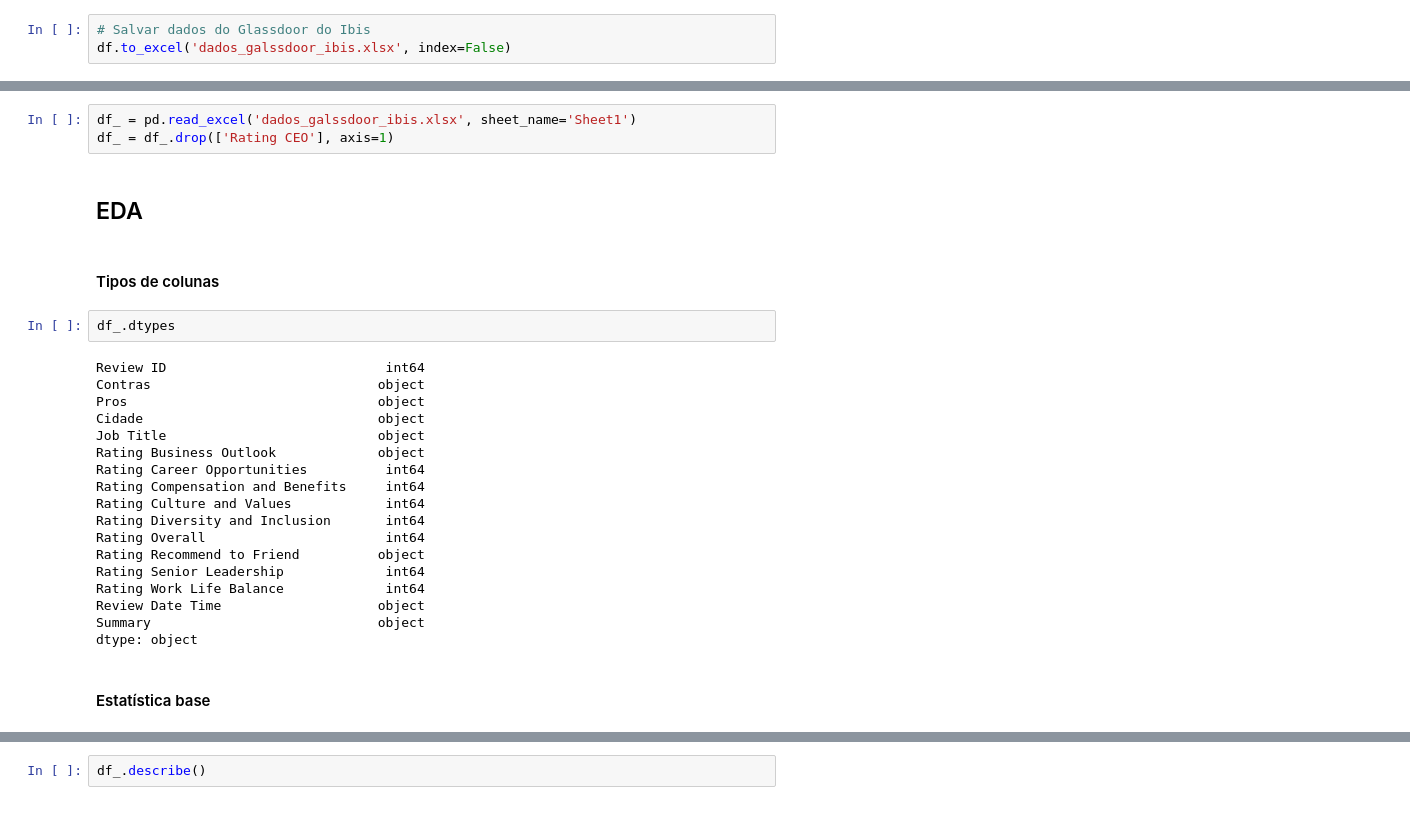
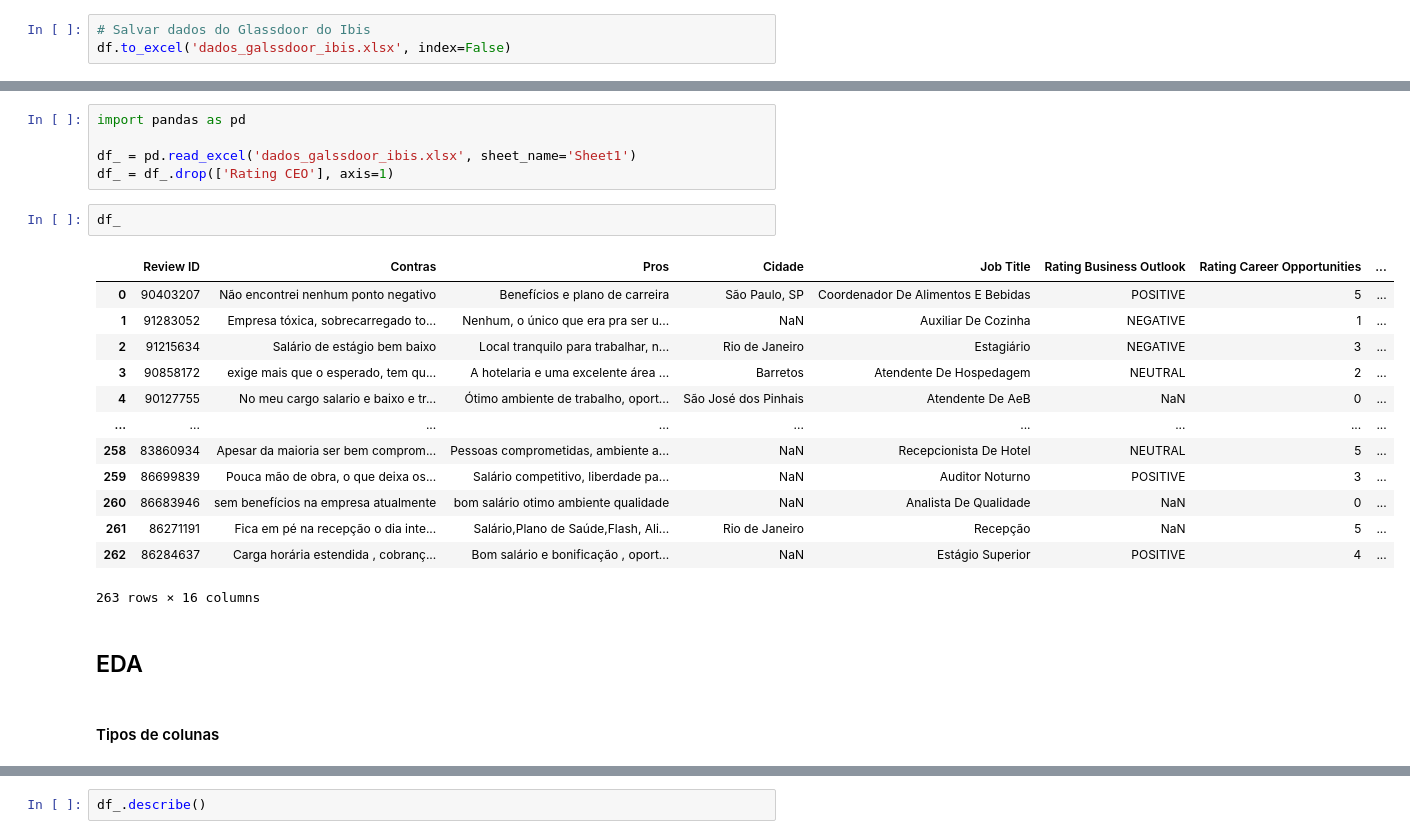
Before and after one commit to andrealborges/NLP-scraping-hotels, a Jupyter notebook: Web Scrapping.ipynb, the cells around one changed output, grey strips where cells are left out. Drawn from its saved outputs; the diff is of its cells as text.

```diff
--- a/Web Scrapping.ipynb
+++ b/Web Scrapping.ipynb
@@ -497,29 +499,25 @@ df.to_excel('dados_galssdoor_ibis.xlsx', index=False)
 # %%
+import pandas as pd
+
 df_ = pd.read_excel('dados_galssdoor_ibis.xlsx', sheet_name='Sheet1')
 df_ = df_.drop(['Rating CEO'], axis=1)
-# %% [markdown]
-## EDA
-# %% [markdown]
-#### Tipos de colunas
-# %%
-df_.dtypes
-# %% [output]
-Review ID                            int64
-Contras                             object
-Pros                                object
-Cidade                              object
-Job Title                           object
-Rating Business Outlook             object
-Rating Career Opportunities          int64
-Rating Compensation and Benefits     int64
-Rating Culture and Values            int64
-Rating Diversity and Inclusion       int64
-Rating Overall                       int64
-Rating Recommend to Friend          object
-Rating Senior Leadership             int64
-Rating Work Life Balance             int64
-Review Date Time                    object
-Summary                             object
-dtype: object
-# %% [markdown]
-#### Estatística base
+# %%
+df_
+# %% [output]
+|  | Review ID | Contras | Pros | Cidade | Job Title | Rating Business Outlook | Rating Career Opportunities | ... |
+| 0 | 90403207 | Não encontrei nenhum ponto negativo | Benefícios e plano de carreira | São Paulo, SP | Coordenador De Alimentos E Bebidas | POSITIVE | 5 | ... |
+| 1 | 91283052 | Empresa tóxica, sobrecarregado to... | Nenhum, o único que era pra ser u... | NaN | Auxiliar De Cozinha | NEGATIVE | 1 | ... |
+| 2 | 91215634 | Salário de estágio bem baixo | Local tranquilo para trabalhar, n... | Rio de Janeiro | Estagiário | NEGATIVE | 3 | ... |
+| 3 | 90858172 | exige mais que o esperado, tem qu... | A hotelaria e uma excelente área ... | Barretos | Atendente De Hospedagem | NEUTRAL | 2 | ... |
+| 4 | 90127755 | No meu cargo salario e baixo e tr... | Ótimo ambiente de trabalho, oport... | São José dos Pinhais | Atendente De AeB | NaN | 0 | ... |
+| ... | ... | ... | ... | ... | ... | ... | ... | ... |
+| 258 | 83860934 | Apesar da maioria ser bem comprom... | Pessoas comprometidas, ambiente a... | NaN | Recepcionista De Hotel | NEUTRAL | 5 | ... |
+| 259 | 86699839 | Pouca mão de obra, o que deixa os... | Salário competitivo, liberdade pa... | NaN | Auditor Noturno | POSITIVE | 3 | ... |
+| 260 | 86683946 | sem benefícios na empresa atualmente | bom salário otimo ambiente qualidade | NaN | Analista De Qualidade | NaN | 0 | ... |
+| 261 | 86271191 | Fica em pé na recepção o dia inte... | Salário,Plano de Saúde,Flash, Ali... | Rio de Janeiro | Recepção | NaN | 5 | ... |
+| 262 | 86284637 | Carga horária estendida , cobranç... | Bom salário e bonificação , oport... | NaN | Estágio Superior | POSITIVE | 4 | ... |
+263 rows × 16 columns
+# %% [markdown]
+## EDA
+# %% [markdown]
+#### Tipos de colunas
```
Also changed, not shown: parts of 22 cells of this notebook.
